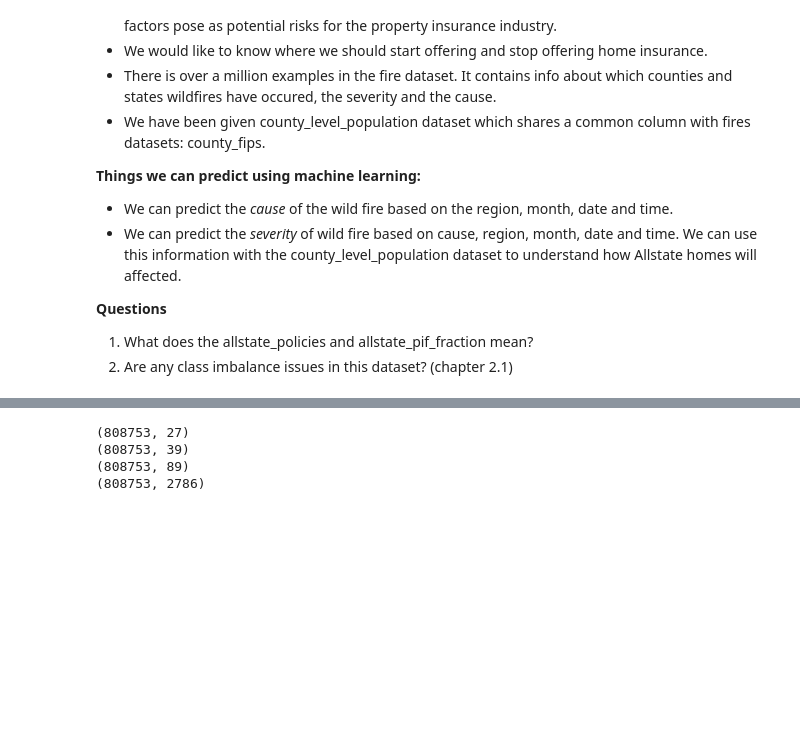
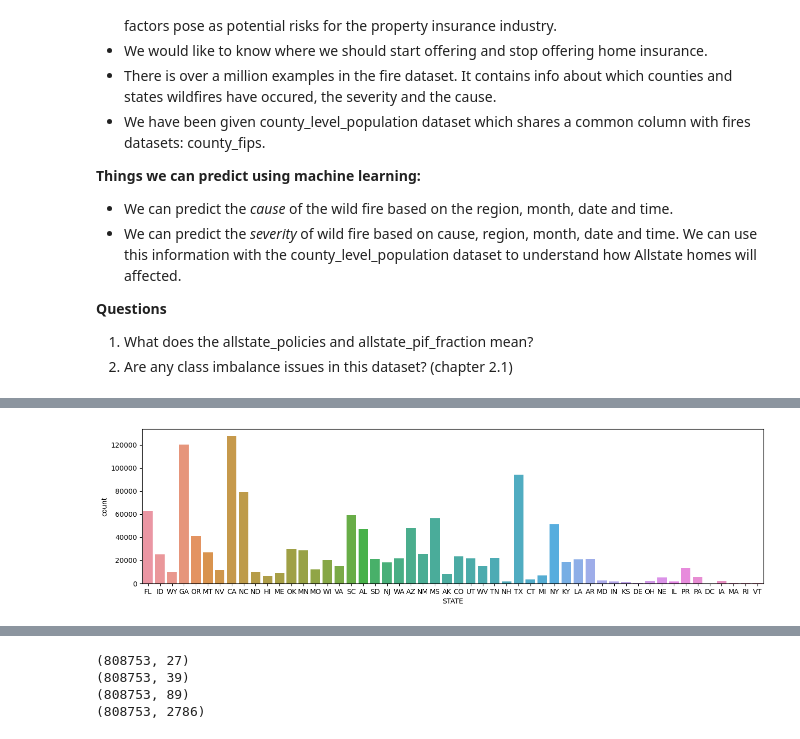
Before and after one commit to nandinijirobe/Allstate_AIStudio_Project, a Jupyter notebook: Allstate_AI_Studio_Project.ipynb, the cells around one changed output, grey strips where cells are left out. Cells and saved outputs as stored; diff of their text form; code cells hidden in the pictures; blank space fills up the shorter version.

```diff
--- a/Allstate_AI_Studio_Project.ipynb
+++ b/Allstate_AI_Studio_Project.ipynb
@@ -343,0 +364,6 @@ sampled_df.head(10)
+# %%
+plt.figure(figsize=(16,4))
+sns.countplot(sampled_df, x="STATE")
+plt.show()
+# %% [output]
+[figure, added]
```
Also changed, not shown: parts of 13 cells of this notebook.
